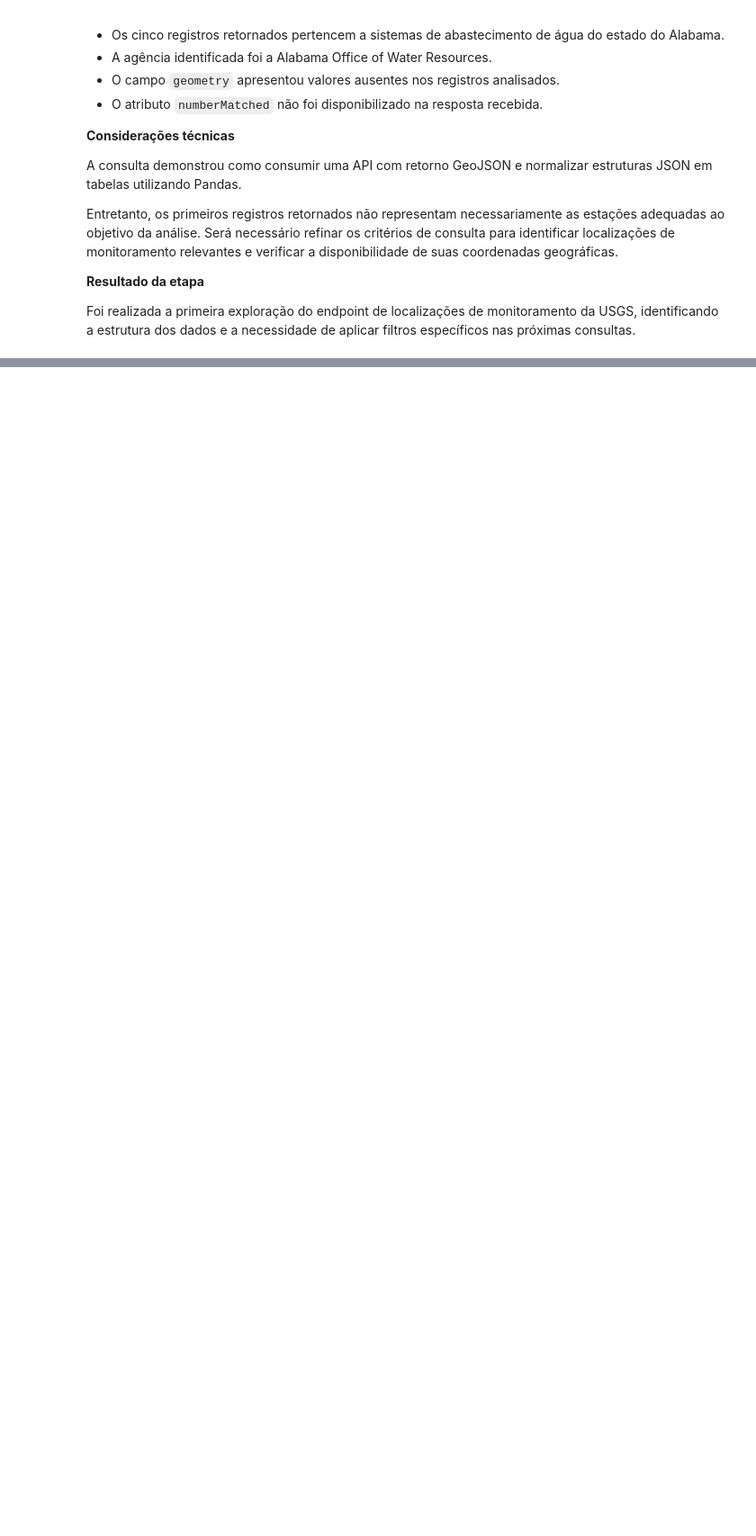
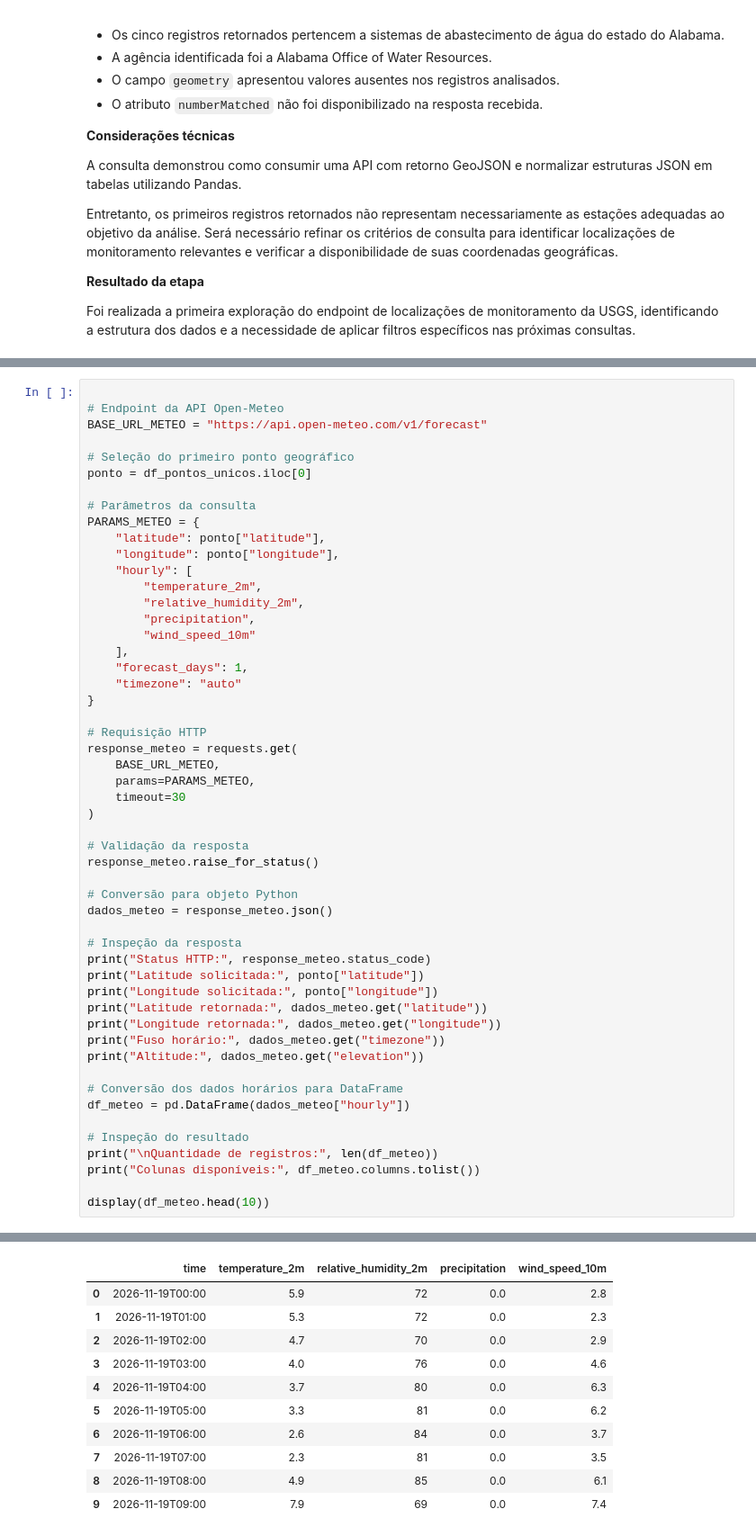
Before and after one commit to Maycon47/FT03-Python, a Jupyter notebook: notebooks/01_data_discovery_usgs.ipynb, the cells around one changed output, grey strips where cells are left out. Shown at 90% size. Drawn from its saved outputs; the diff is of its cells as text; blank space fills up the shorter version.

```diff
--- a/notebooks/01_data_discovery_usgs.ipynb
+++ b/notebooks/01_data_discovery_usgs.ipynb
@@ -1557,0 +2505,53 @@ Foi realizada a primeira exploração do endpoint de localizações de monitoram
+# %%
+
+# Endpoint da API Open-Meteo
+BASE_URL_METEO = "https://api.open-meteo.com/v1/forecast"
+
+# Seleção do primeiro ponto geográfico
+ponto = df_pontos_unicos.iloc[0]
+
+# Parâmetros da consulta
+PARAMS_METEO = {
+    "latitude": ponto["latitude"],
+    "longitude": ponto["longitude"],
+    "hourly": [
+        "temperature_2m",
+        "relative_humidity_2m",
+        "precipitation",
+        "wind_speed_10m"
+    ],
+    "forecast_days": 1,
+    "timezone": "auto"
+}
+
+# Requisição HTTP
+response_meteo = requests.get(
+    BASE_URL_METEO,
+    params=PARAMS_METEO,
+    timeout=30
+)
+
+# Validação da resposta
+response_meteo.raise_for_status()
+
+# Conversão para objeto Python
+dados_meteo = response_meteo.json()
+
+# Inspeção da resposta
+print("Status HTTP:", response_meteo.status_code)
+print("Latitude solicitada:", ponto["latitude"])
+print("Longitude solicitada:", ponto["longitude"])
+print("Latitude retornada:", dados_meteo.get("latitude"))
+print("Longitude retornada:", dados_meteo.get("longitude"))
+print("Fuso horário:", dados_meteo.get("timezone"))
+print("Altitude:", dados_meteo.get("elevation"))
+
+# Conversão dos dados horários para DataFrame
+df_meteo = pd.DataFrame(dados_meteo["hourly"])
+
+# Inspeção do resultado
+print("\nQuantidade de registros:", len(df_meteo))
+print("Colunas disponíveis:", df_meteo.columns.tolist())
+
+display(df_meteo.head(10))
+# %% [output]
@@ -1557,0 +2568,11 @@ Foi realizada a primeira exploração do endpoint de localizações de monitoram
+|  | time | temperature_2m | relative_humidity_2m | precipitation | wind_speed_10m |
+| 0 | 2026-11-19T00:00 | 5.9 | 72 | 0.0 | 2.8 |
+| 1 | 2026-11-19T01:00 | 5.3 | 72 | 0.0 | 2.3 |
+| 2 | 2026-11-19T02:00 | 4.7 | 70 | 0.0 | 2.9 |
+| 3 | 2026-11-19T03:00 | 4.0 | 76 | 0.0 | 4.6 |
+| 4 | 2026-11-19T04:00 | 3.7 | 80 | 0.0 | 6.3 |
+| 5 | 2026-11-19T05:00 | 3.3 | 81 | 0.0 | 6.2 |
+| 6 | 2026-11-19T06:00 | 2.6 | 84 | 0.0 | 3.7 |
+| 7 | 2026-11-19T07:00 | 2.3 | 81 | 0.0 | 3.5 |
+| 8 | 2026-11-19T08:00 | 4.9 | 85 | 0.0 | 6.1 |
+| 9 | 2026-11-19T09:00 | 7.9 | 69 | 0.0 | 7.4 |
```
Also changed, not shown: parts of 48 cells of this notebook, 18 other files.
